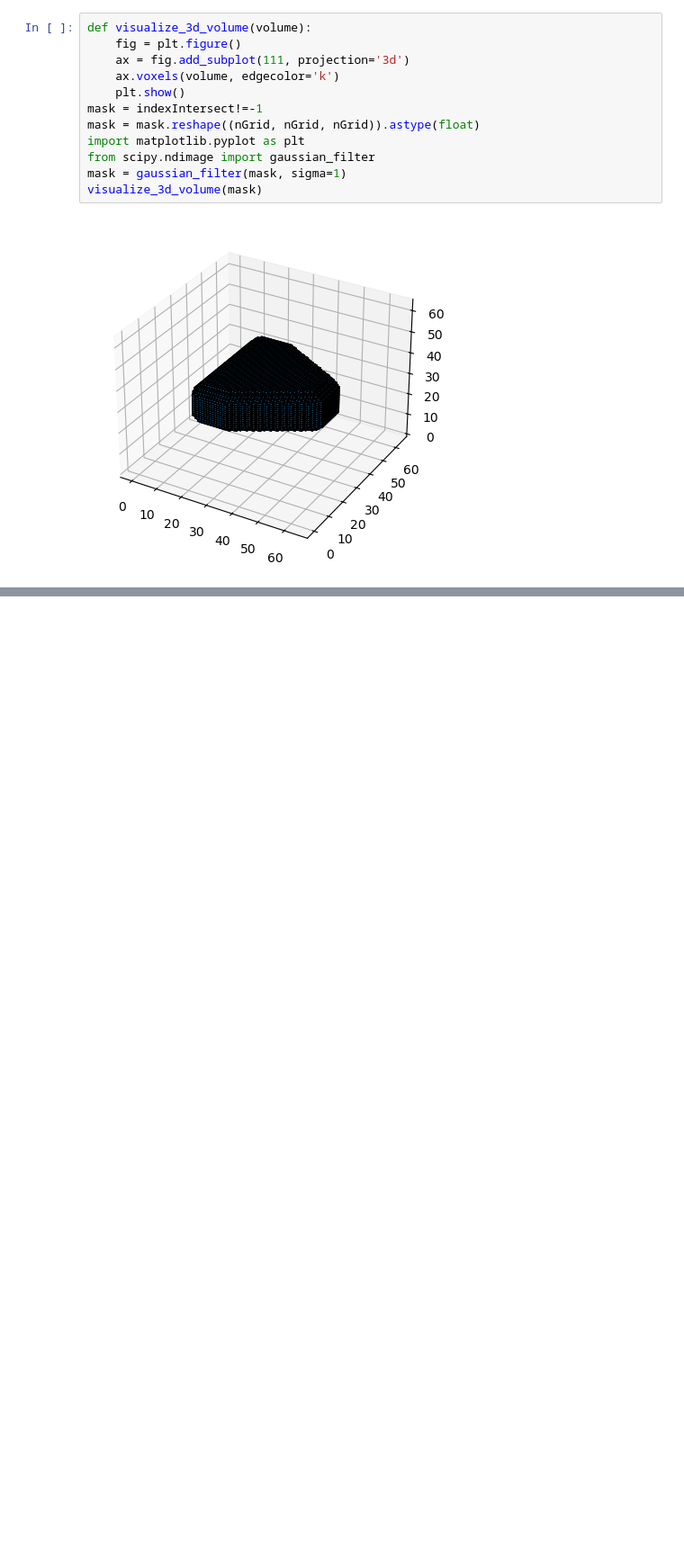
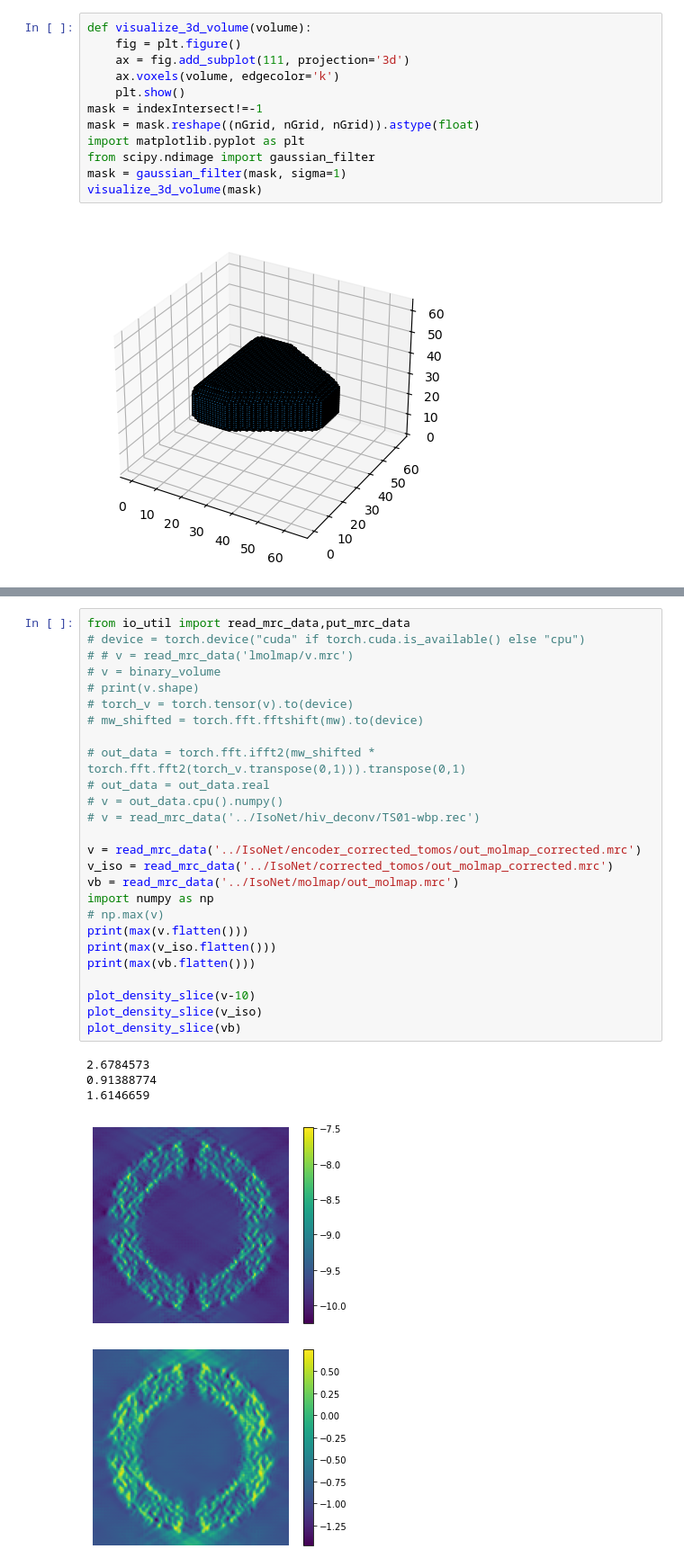
Before and after one commit to YuX-Ren/sim_data, a Jupyter notebook: shape.ipynb, the cells around one changed output, grey strips where cells are left out. Shown at 90% size. Saved outputs shown, nothing was run; the diff lists cells and outputs as text; blank space fills up the shorter version.

```diff
--- a/shape.ipynb
+++ b/shape.ipynb
@@ -272,0 +310,32 @@ plot_density_slice(mask)
+# %%
+from io_util import read_mrc_data,put_mrc_data
+# device = torch.device("cuda" if torch.cuda.is_available() else "cpu")
+# # v = read_mrc_data('lmolmap/v.mrc')
+# v = binary_volume
+# print(v.shape)
+# torch_v = torch.tensor(v).to(device)
+# mw_shifted = torch.fft.fftshift(mw).to(device)
+
+# out_data = torch.fft.ifft2(mw_shifted * torch.fft.fft2(torch_v.transpose(0,1))).transpose(0,1)
+# out_data = out_data.real
+# v = out_data.cpu().numpy()
+# v = read_mrc_data('../IsoNet/hiv_deconv/TS01-wbp.rec')
+
+v = read_mrc_data('../IsoNet/encoder_corrected_tomos/out_molmap_corrected.mrc')
+v_iso = read_mrc_data('../IsoNet/corrected_tomos/out_molmap_corrected.mrc')
+vb = read_mrc_data('../IsoNet/molmap/out_molmap.mrc')
+import numpy as np
+# np.max(v)
+print(max(v.flatten()))
+print(max(v_iso.flatten()))
+print(max(vb.flatten()))
+
+plot_density_slice(v-10)
+plot_density_slice(v_iso)
+plot_density_slice(vb)
+# %% [output]
+2.6784573
+0.91388774
+1.6146659
+[figure, added]
+[figure, added]
```
Also changed, not shown: parts of 9 cells of this notebook, 5 other files.
